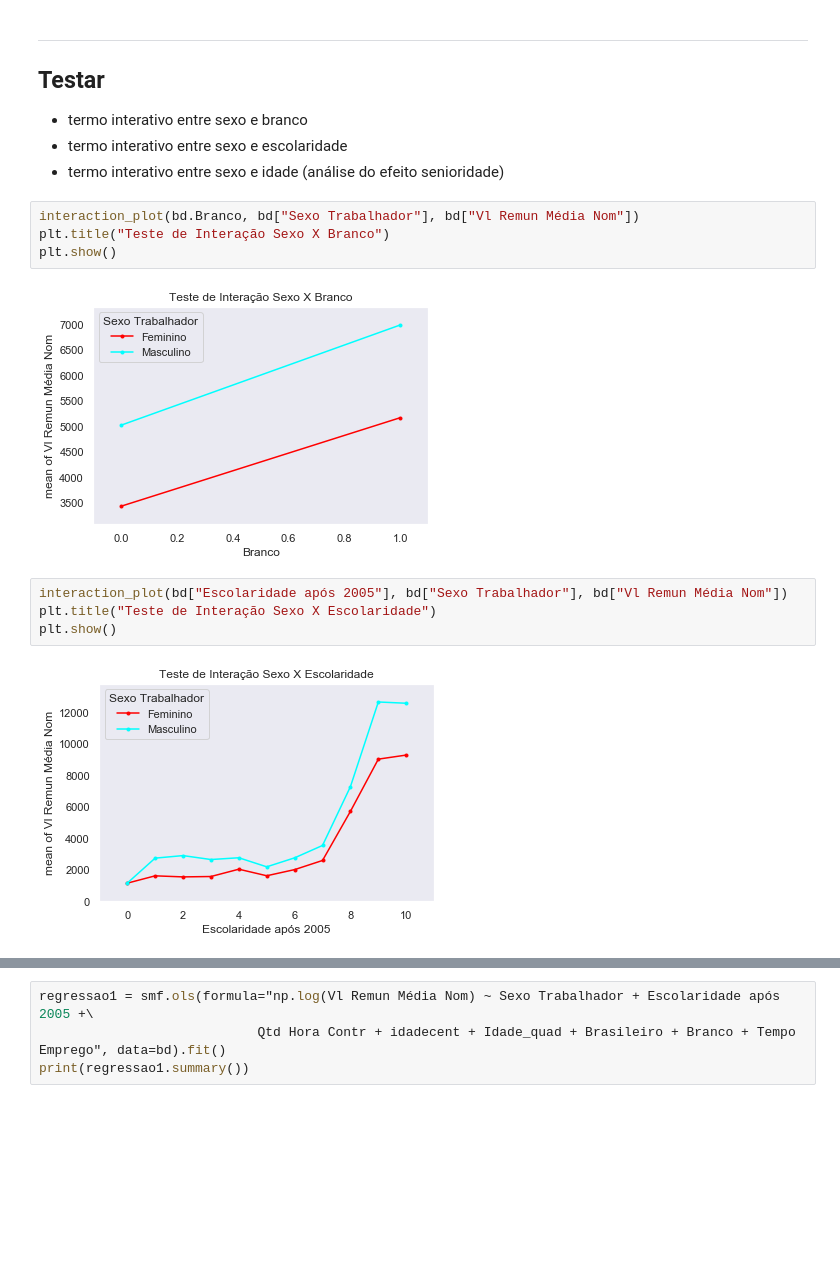
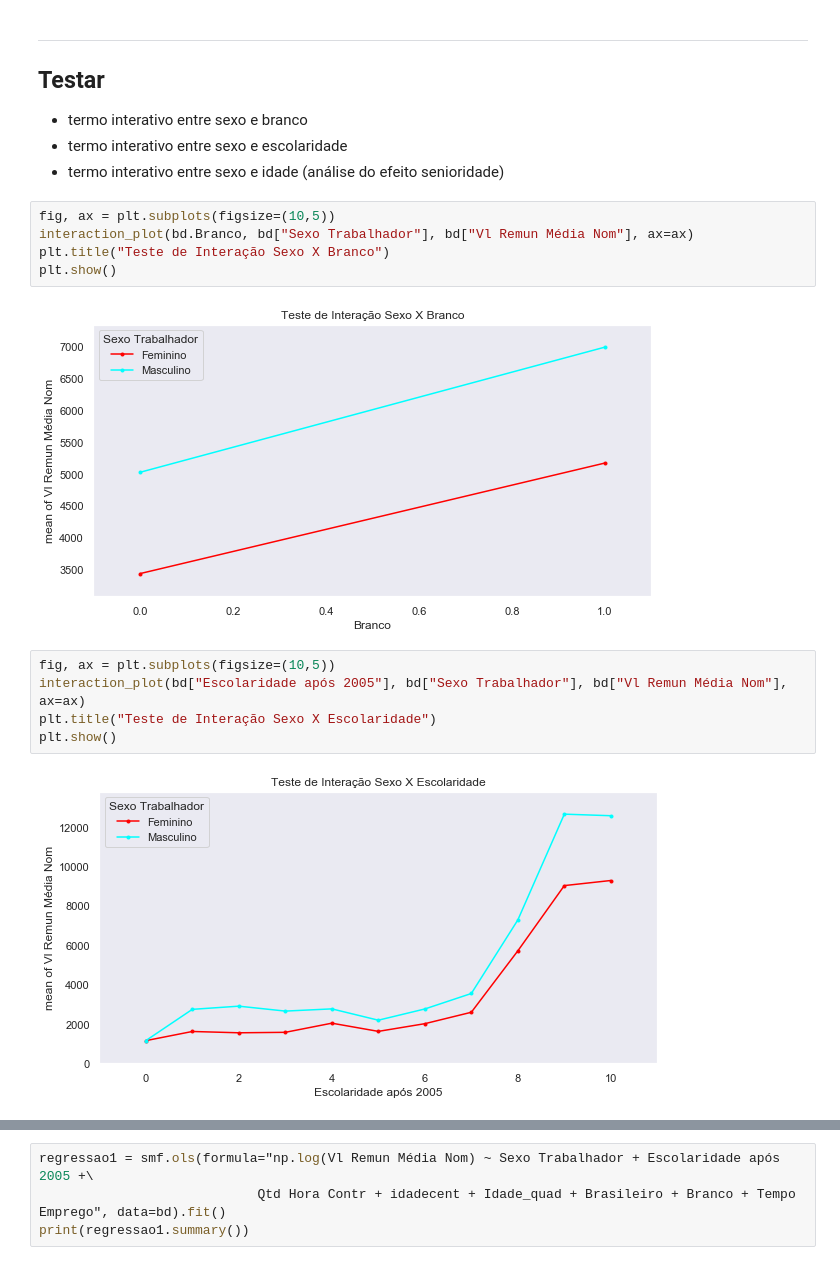
Before and after one commit to neylsoncrepalde/diversidade_mercado_ia, a Jupyter notebook: src/exploratoria.ipynb, the cells around one changed output, grey strips where cells are left out. Drawn from its saved outputs; the diff is of its cells as text; blank space fills up the shorter version.

Commit message:
plots de testes de interação maiores

```diff
--- a/src/exploratoria.ipynb
+++ b/src/exploratoria.ipynb
@@ -564,15 +564,17 @@ Warnings:
 - termo interativo entre sexo e escolaridade
 - termo interativo entre sexo e idade (análise do efeito senioridade)
 # %%
-interaction_plot(bd.Branco, bd["Sexo Trabalhador"], bd["Vl Remun Média Nom"])
+fig, ax = plt.subplots(figsize=(10,5))
+interaction_plot(bd.Branco, bd["Sexo Trabalhador"], bd["Vl Remun Média Nom"], ax=ax)
 plt.title("Teste de Interação Sexo X Branco")
 plt.show()
 # %% [output]
-[figure, old version]
+[figure, new version]
 # %%
-interaction_plot(bd["Escolaridade após 2005"], bd["Sexo Trabalhador"], bd["Vl Remun Média Nom"])
+fig, ax = plt.subplots(figsize=(10,5))
+interaction_plot(bd["Escolaridade após 2005"], bd["Sexo Trabalhador"], bd["Vl Remun Média Nom"], ax=ax)
 plt.title("Teste de Interação Sexo X Escolaridade")
 plt.show()
 # %% [output]
-[figure, old version]
+[figure, new version]
 # %%
```
Also changed, not shown: parts of 1 cell of this notebook.
